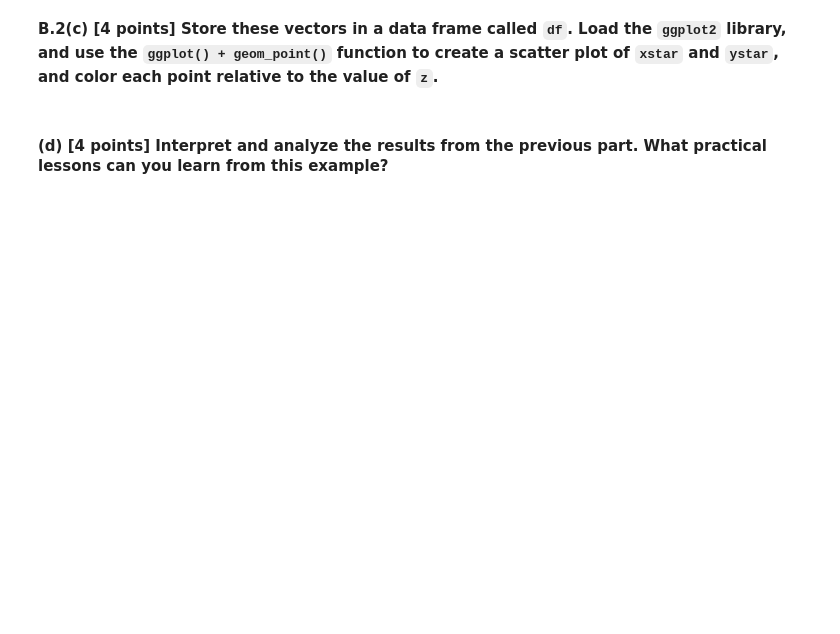
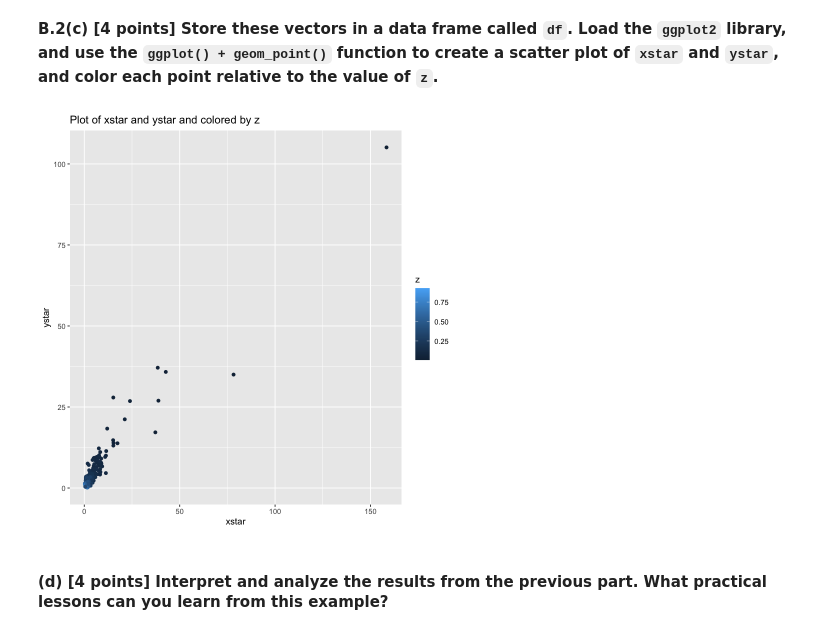
Before and after one commit to yyhufo/STAT4000, a Jupyter notebook: Homework5/STAT5000_HW5.ipynb, the cells around one changed output. Cells and saved outputs as stored; diff of their text form; code cells hidden in the pictures; blank space fills up the shorter version.

```diff
--- a/Homework5/STAT5000_HW5.ipynb
+++ b/Homework5/STAT5000_HW5.ipynb
@@ -98,4 +515,18 @@ Let $ X_{1},X_{2},...,X_{500} \overset{iid}{\sim} N( \mu = 5 , \sigma^{2} = 4)$.
 # %% [markdown]
 **B.2(c) [4 points] Store these vectors in a data frame called `df`. Load the `ggplot2` library, and use the `ggplot() + geom_point()` function to create a scatter plot of `xstar` and `ystar`, and color each point relative to the value of `z`.**
+# %%
+library(ggplot2)
+
+df <- data.frame(xstar, ystar, z)
+
+scatter_plot <- ggplot(df, aes(x = xstar, y = ystar, color = z)) +
+  geom_point() +
+  labs(title = "Plot of xstar and ystar and colored by z",
+       x = "xstar",
+       y = "ystar")
+
+print(scatter_plot)
+# %% [output]
+[figure, added]
 # %% [markdown]
 #### (d) [4 points] Interpret and analyze the results from the previous part. What practical lessons can you learn from this example?
```
Also changed, not shown: parts of 27 cells of this notebook.
